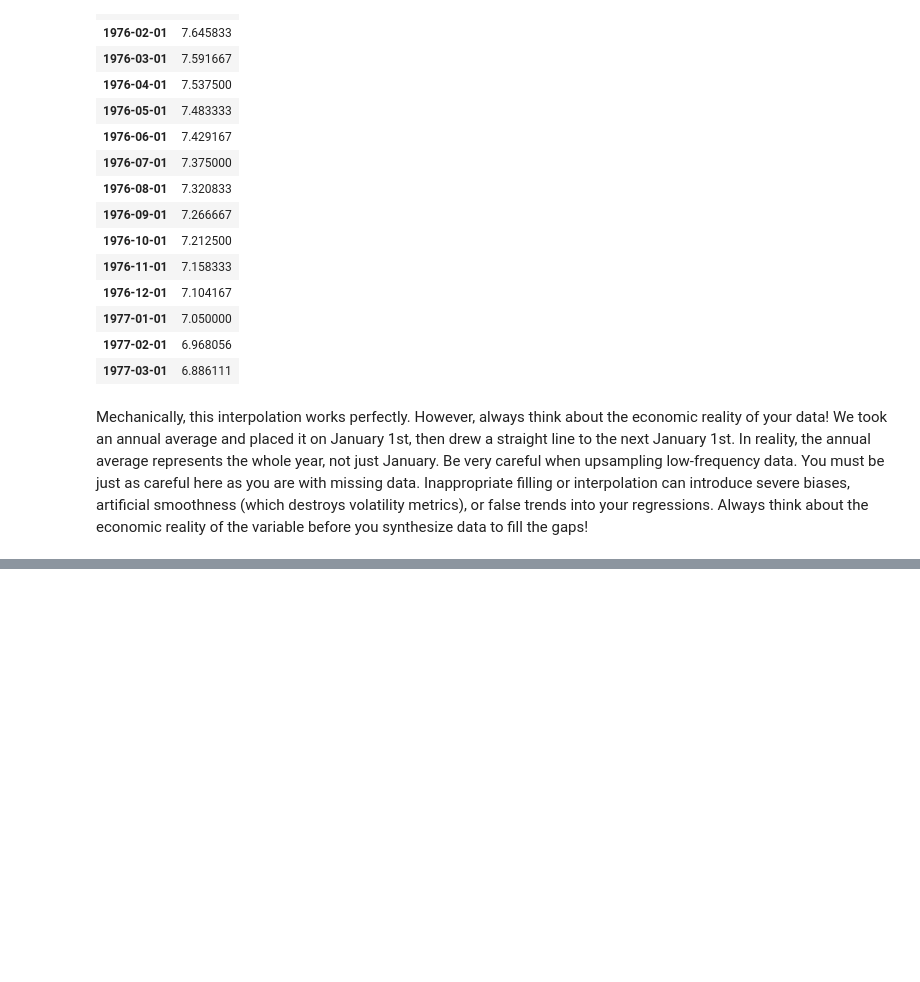
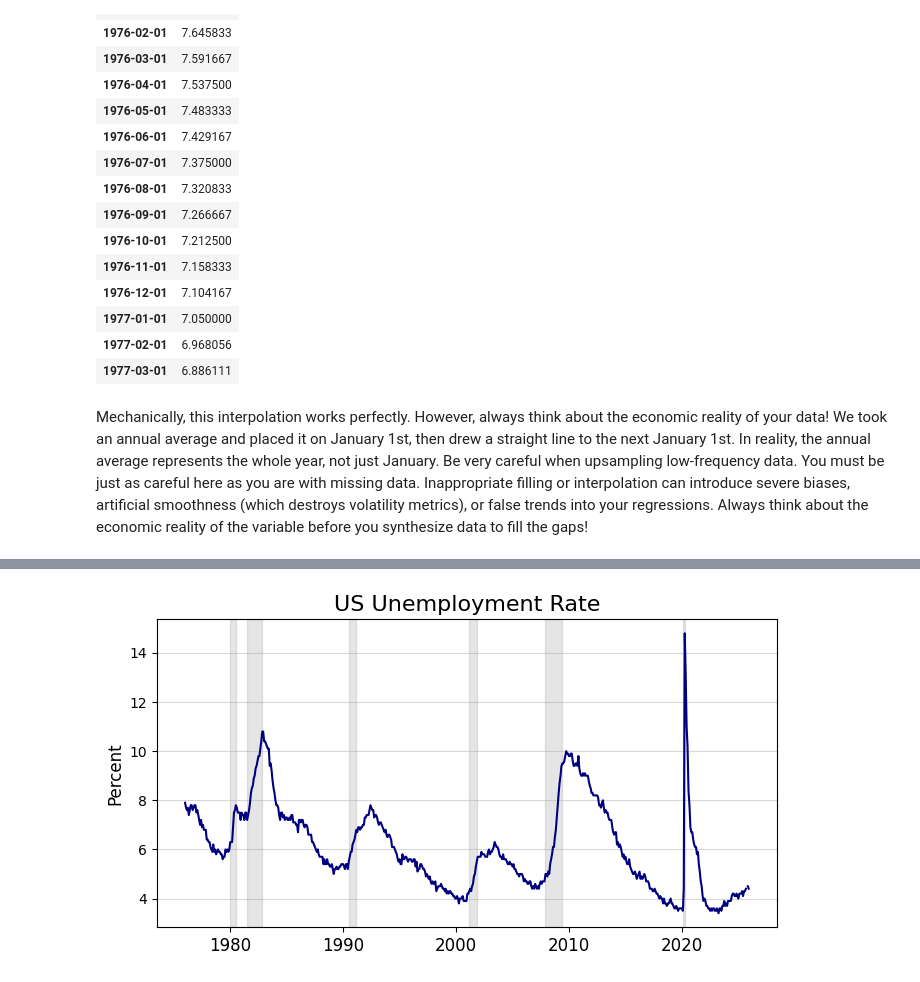
Before and after one commit to williamwuillemin/Intro-to-Programming-Lecture-6-HSG, a Jupyter notebook: Lecture_6_TryOut.ipynb, the cells around one changed output, grey strips where cells are left out. Saved outputs shown, nothing was run; the diff lists cells and outputs as text; code cells hidden in the pictures; blank space fills up the shorter version.

```diff
--- a/Lecture_6_TryOut.ipynb
+++ b/Lecture_6_TryOut.ipynb
@@ -499,0 +726,23 @@ Mechanically, this interpolation works perfectly. However, always think about th
+# %%
+plt.figure(figsize=(8, 4))
+
+# Main line
+plt.plot(df.index, df["unrate"], color="navy", linewidth=1.5)
+
+# Recession shading (examples)
+plt.axvspan("1980-01-01", "1980-07-01", color="gray", alpha=0.2)
+plt.axvspan("1981-07-01", "1982-11-01", color="gray", alpha=0.2)
+plt.axvspan("1990-07-01", "1991-03-01", color="gray", alpha=0.2)
+plt.axvspan("2001-03-01", "2001-11-01", color="gray", alpha=0.2)
+plt.axvspan("2007-12-01", "2009-06-01", color="gray", alpha=0.2)
+plt.axvspan("2020-02-01", "2020-04-01", color="gray", alpha=0.2)
+
+# Labels and styling
+plt.title("US Unemployment Rate", fontsize=16)
+plt.ylabel("Percent", fontsize=12)
+plt.xticks(fontsize=12)
+plt.grid(alpha=0.5, linestyle="-", axis="y")        # only the horizontal grid lines
+
+plt.show()
+# %% [output]
+[figure, added]
```
Also changed, not shown: parts of 25 cells of this notebook.
